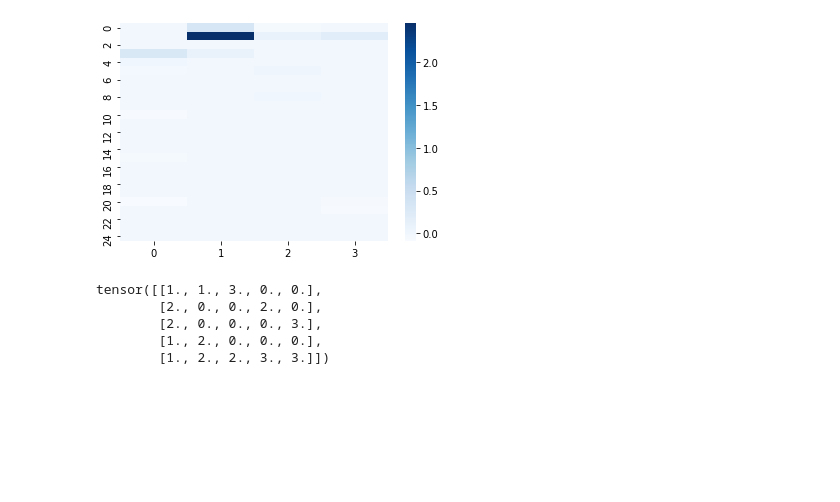
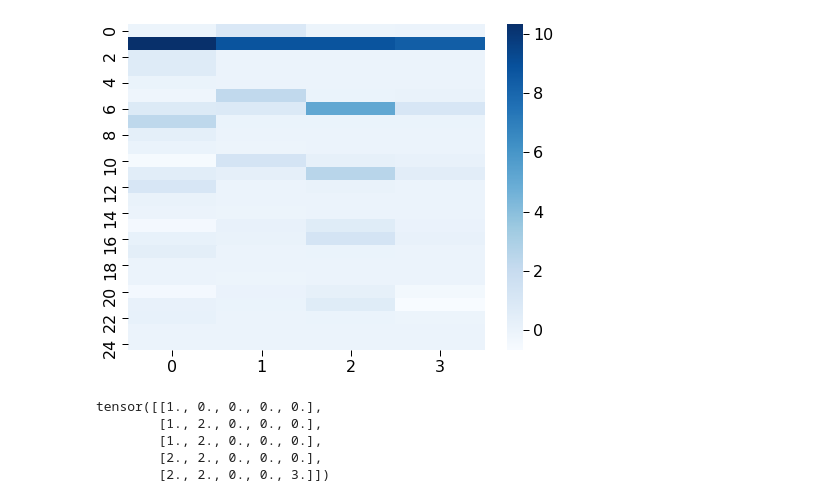
Before and after one commit to AI4Finance-Foundation/Quantum-Tensor-Networks-for-Variational-Reinforcement-Learning-NeurIPS-2020, a Jupyter notebook: qRL.ipynb, the cells around one changed output. Saved outputs shown, nothing was run; the diff lists cells and outputs as text; code cells hidden in the pictures; blank space fills up the shorter version.

```diff
--- a/qRL.ipynb
+++ b/qRL.ipynb
@@ -8,6 +4,10 @@ import torch.optim as optim
 
 import numpy as np
 import matplotlib.pyplot as plt
+import matplotlib.pyplot as plt
+from mpl_toolkits.mplot3d import Axes3D
+from matplotlib import cm
+plt.style.use(['notebook'])
 import seaborn as sns
 import pkbar
 import time
@@ -321,30 +335,26 @@ def explore(Q, a, eps, ss):
     else:
         return np.argmax(Q[ss])
 
-def Q_learning(five_tuple, lr=0.01, epochs=1000, obs=80):
+def Q_learning(five_tuple, lr=0.05, epochs=5000, gamma=0.5):
+    Q_history = []
     Q = np.zeros((s, a))
     ss = np.random.randint(s)
     aa = np.random.randint(a)
-    seen = [(ss, aa)]
 
     for _ in range(epochs):
+        Q_history.append(np.sum(Q))
         new_s = np.argmax(P[ss, aa])
         Q[ss, aa] += lr * (R[ss, aa] + gamma * np.max(Q[new_s, :]) - Q[ss, aa])
         ss = new_s.item()
         aa = explore(Q, a, 0.2, ss)
-        if len(set(seen)) >= obs:
-            while (ss, aa) not in seen:
-                ss = np.random.randint(s)
-                aa = np.random.randint(a)
-        seen.append((ss, aa))
 
-    return Q
+    return Q, Q_history
 # %%
-Q = Q_learning(five_tuple)
+Q, Q_hist = Q_learning(five_tuple)
 ax = sns.heatmap(Q, cmap="Blues")
 plt.show()
 # %% [output]
-[figure, old version]
+[figure, new version]
 # %%
 policy = torch.empty(s)
 p = torch.tensor(Q)
@@ -352,8 +362,8 @@ for i in range(s):
     policy[i] = torch.argmax(p[i, :])
 policy.reshape(5, 5)
 # %% [output]
-tensor([[1., 1., 3., 0., 0.],
-        [2., 0., 0., 2., 0.],
-        [2., 0., 0., 0., 3.],
+tensor([[1., 0., 0., 0., 0.],
         [1., 2., 0., 0., 0.],
-        [1., 2., 2., 3., 3.]])
+        [1., 2., 0., 0., 0.],
+        [2., 2., 0., 0., 0.],
+        [2., 2., 0., 0., 3.]])
```
Also changed, not shown: parts of 28 cells of this notebook.
